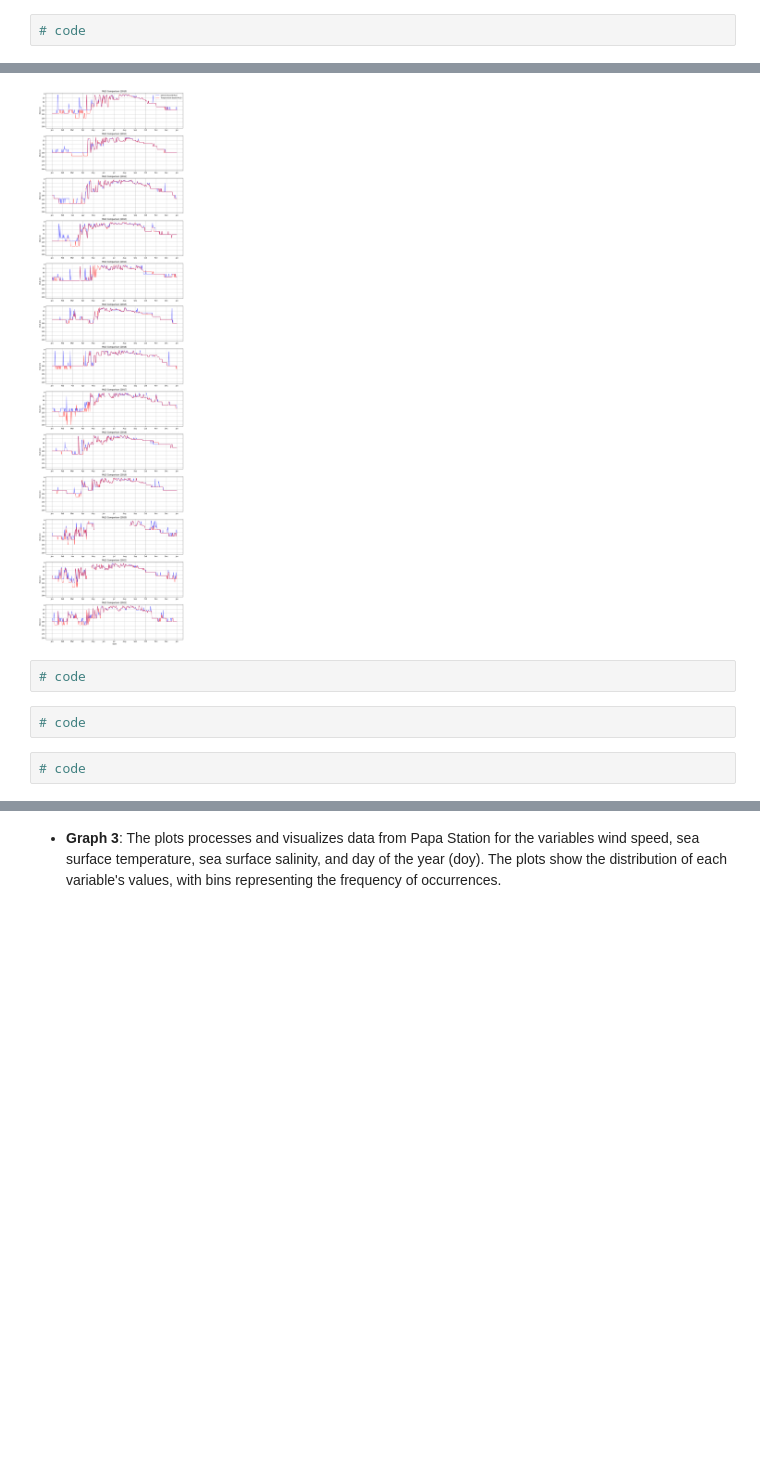
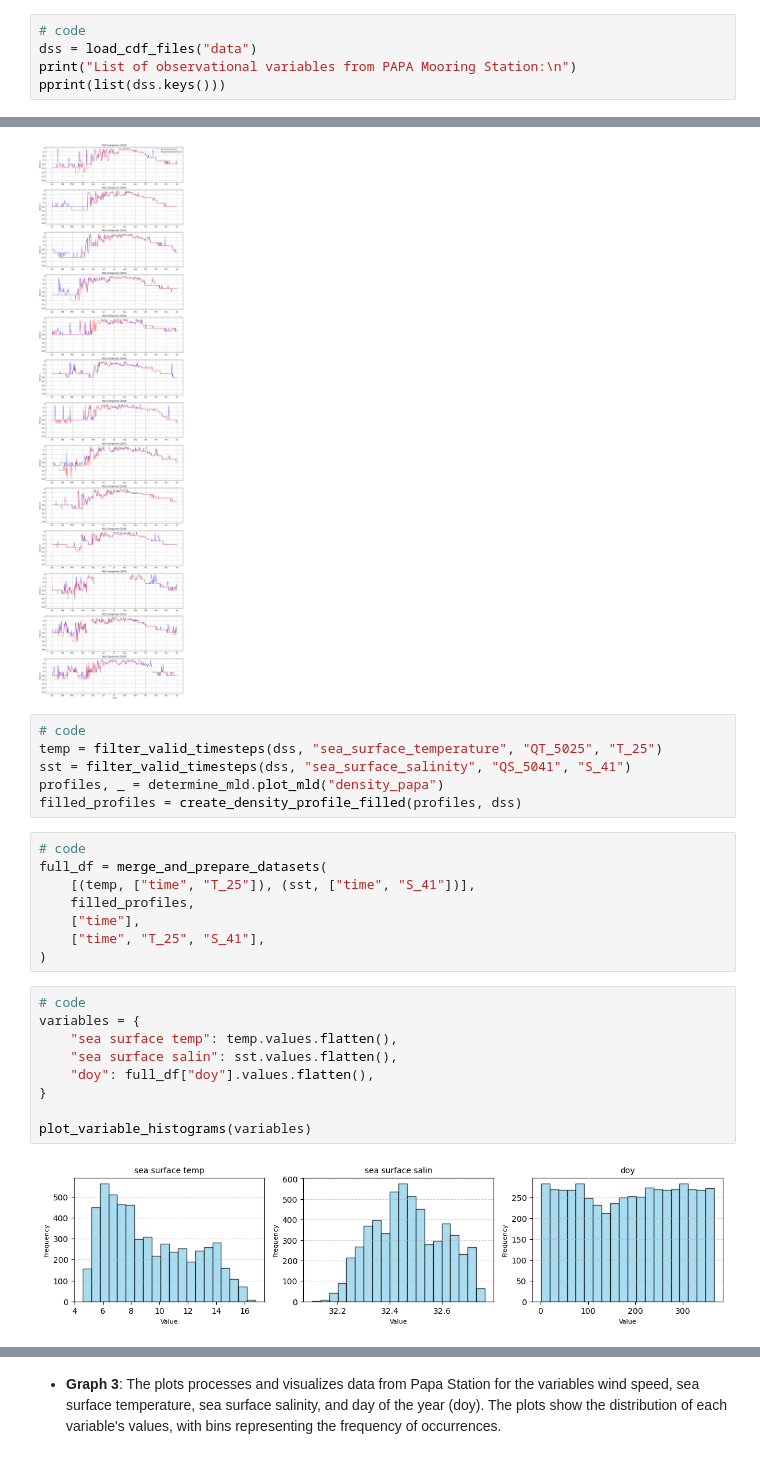
Before and after one commit to skortchmark9/Climate_ML, a Jupyter notebook: Project_2/main.ipynb, the cells around one changed output, grey strips where cells are left out. Drawn from its saved outputs; the diff is of its cells as text; blank space fills up the shorter version.

```diff
--- a/Project_2/main.ipynb
+++ b/Project_2/main.ipynb
@@ -20,2 +41,5 @@ to estimate density profiles using observational data from Papa Station (Located
 # %%
 # code
+dss = load_cdf_files("data")
+print("List of observational variables from PAPA Mooring Station:\n")
+pprint(list(dss.keys()))
@@ -85,7 +122,26 @@ plot_mld_comparison_by_year(density_based_mld, temperature_based_mld)
 [figure]
 # %%
 # code
+temp = filter_valid_timesteps(dss, "sea_surface_temperature", "QT_5025", "T_25")
+sst = filter_valid_timesteps(dss, "sea_surface_salinity", "QS_5041", "S_41")
+profiles, _ = determine_mld.plot_mld("density_papa")
+filled_profiles = create_density_profile_filled(profiles, dss)
 # %%
 # code
+full_df = merge_and_prepare_datasets(
+    [(temp, ["time", "T_25"]), (sst, ["time", "S_41"])],
+    filled_profiles,
+    ["time"],
+    ["time", "T_25", "S_41"],
+)
 # %%
 # code
+variables = {
+    "sea surface temp": temp.values.flatten(),
+    "sea surface salin": sst.values.flatten(),
+    "doy": full_df["doy"].values.flatten(),
+}
+
+plot_variable_histograms(variables)
+# %% [output]
+[figure, added]
```
Also changed, not shown: parts of 14 cells of this notebook, 2 other files.
